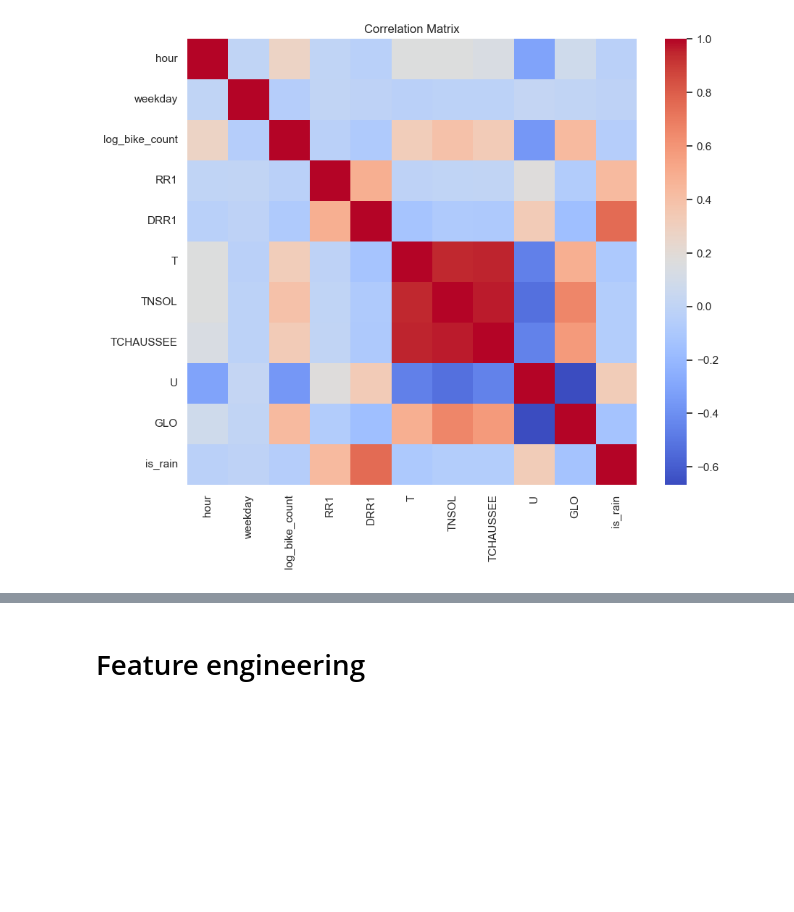
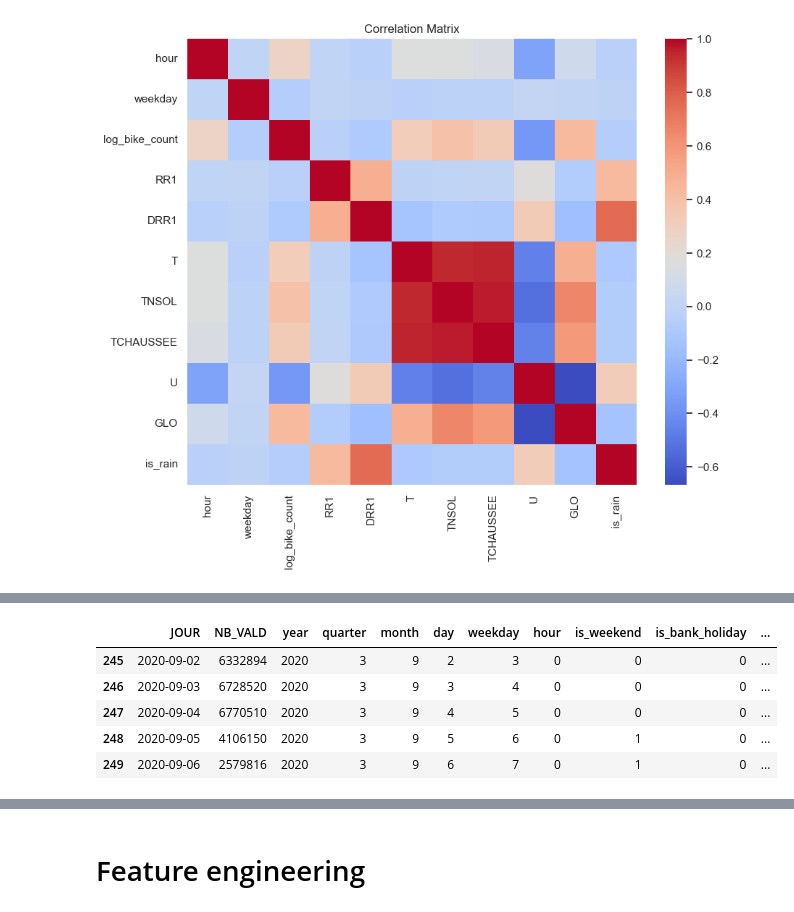
Before and after one commit to p-haas/bike_counters, a Jupyter notebook: WIP/eda_notebook.ipynb, the cells around one changed output, grey strips where cells are left out. Cells and saved outputs as stored; diff of their text form; code cells hidden in the pictures; blank space fills up the shorter version.

```diff
--- a/WIP/eda_notebook.ipynb
+++ b/WIP/eda_notebook.ipynb
@@ -849,0 +1004,9 @@ del weather_eda
+# %%
+daily_transport.head()
+# %% [output]
+|  | JOUR | NB_VALD | year | quarter | month | day | weekday | hour | is_weekend | is_bank_holiday | ... |
+| 245 | 2020-09-02 | 6332894 | 2020 | 3 | 9 | 2 | 3 | 0 | 0 | 0 | ... |
+| 246 | 2020-09-03 | 6728520 | 2020 | 3 | 9 | 3 | 4 | 0 | 0 | 0 | ... |
+| 247 | 2020-09-04 | 6770510 | 2020 | 3 | 9 | 4 | 5 | 0 | 0 | 0 | ... |
+| 248 | 2020-09-05 | 4106150 | 2020 | 3 | 9 | 5 | 6 | 0 | 1 | 0 | ... |
+| 249 | 2020-09-06 | 2579816 | 2020 | 3 | 9 | 6 | 7 | 0 | 1 | 0 | ... |
```
Also changed, not shown: parts of 23 cells of this notebook.
